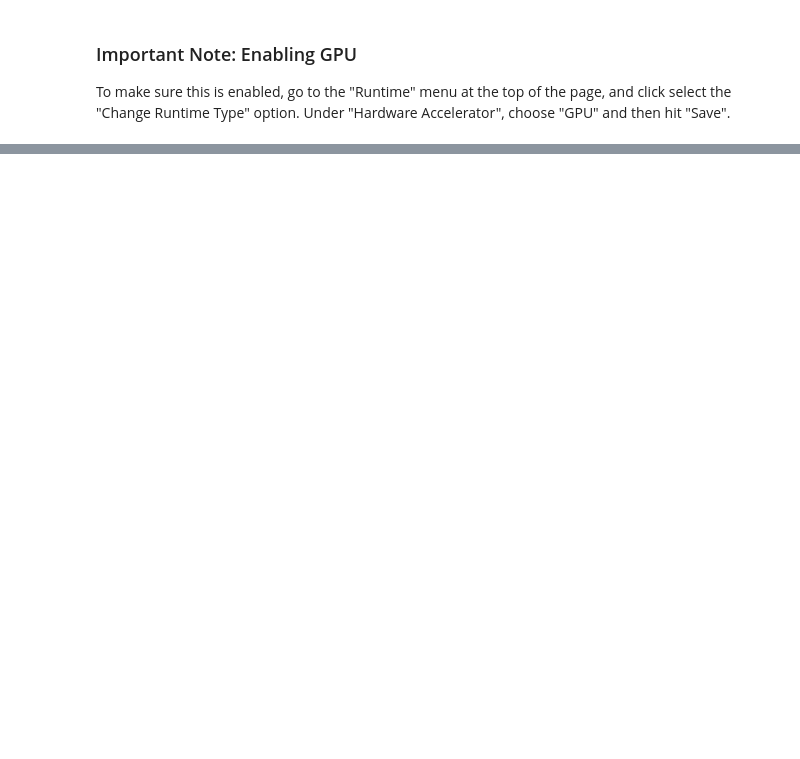
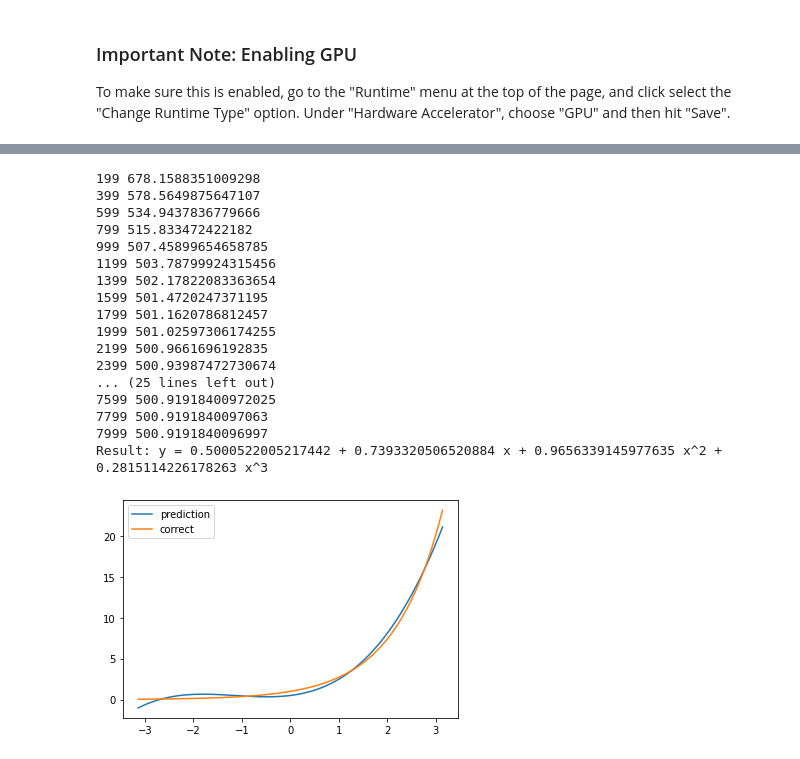
Before and after one commit to jonathanfrawley/machine_learning_course, a Jupyter notebook: exercises/exercises_01.ipynb, the cells around one changed output, grey strips where cells are left out. Cells and saved outputs as stored; diff of their text form; code cells hidden in the pictures; blank space fills up the shorter version.

```diff
--- a/exercises/exercises_01.ipynb
+++ b/exercises/exercises_01.ipynb
@@ -211,0 +9,42 @@ Try increase / reduce the amount of dropout on the model. How does this affect t
+# %%
+def fit_exponential():
+    a = None
+    b = None
+    c = None
+    d = None
+    return (a, b, c, d)
+# %%
+# Run this to test your code
+
+def show_result():
+    print(f'Result: y = {a} + {b} x + {c} x^2 + {d} x^3')
+    x_data = np.linspace(-math.pi, math.pi, 2000)
+    y_data = a + b*x_data + c*np.power(x_data,2) + d*np.power(x_data,3)
+    fig, ax = plt.subplots()
+    ax.plot(x_data, y_data, label='prediction')
+    ax.plot(x_data, np.exp(x_data), label='correct')
+    ax.legend()
+    plt.show()
+
+a, b, c, d = fit_exponential(np.linspace(-math.pi, math.pi, 2000))
+show_result()
+np.testing.assert_allclose((a,b,c,d), (0.500051380635291, 0.7393321213180061, 0.9656340560418195, 0.28151141256621487), rtol=1e-1)
+# %% [output]
+199 678.1588351009298
+399 578.5649875647107
+599 534.9437836779666
+799 515.833472422182
+999 507.45899654658785
+1199 503.78799924315456
+1399 502.17822083363654
+1599 501.4720247371195
+1799 501.1620786812457
+1999 501.02597306174255
+2199 500.9661696192835
+2399 500.93987472730674
+... (25 lines left out)
+7599 500.91918400972025
+7799 500.9191840097063
+7999 500.9191840096997
+Result: y = 0.5000522005217442 + 0.7393320506520884 x + 0.9656339145977635 x^2 + 0.2815114226178263 x^3
+[figure, added]
```
Also changed, not shown: parts of 19 cells of this notebook, 4 other files.
